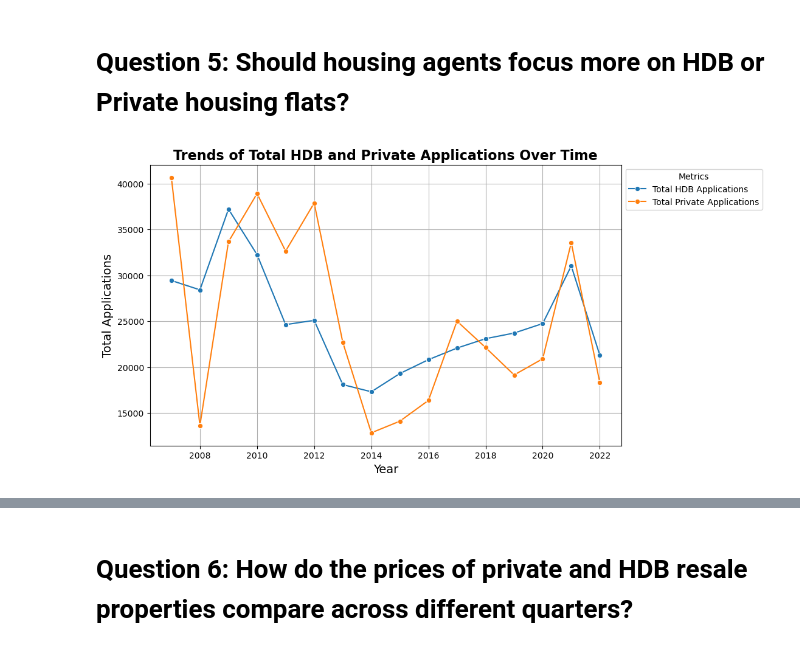
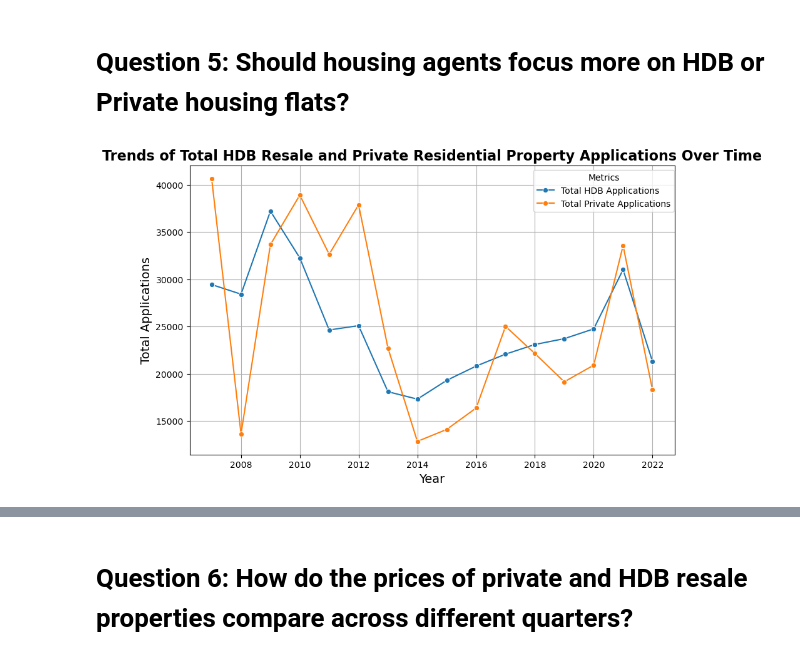
Before and after one commit to jianmin22/PDASCA2, a Jupyter notebook: ca2.ipynb, the cells around one changed output, grey strips where cells are left out. Saved outputs shown, nothing was run; the diff lists cells and outputs as text; code cells hidden in the pictures.

```diff
--- a/ca2.ipynb
+++ b/ca2.ipynb
@@ -167,7 +166,7 @@ private_sales=pivot_df
 # Pivot the DataFrame
 pivot_df = hdb_resale.pivot_table(index='quarter', columns='flat_type', values='no_of_resale_applications', aggfunc='sum')
 # Flatten the MultiIndex columns and convert to lowercase
-pivot_df.columns = ['hdb_' + col.replace(' ', '_').replace("-", "_").lower() for col in pivot_df.columns]
+pivot_df.columns = ['hdb_' + col.replace("-", "_").lower() for col in pivot_df.columns]
 # Reset the index to turn the 'quarter' index back into a column
 pivot_df = pivot_df.reset_index()
 # Expected columns
@@ -508,34 +510,34 @@ The analysis indicates that higher GDP and GNI are associated with fewer housing
 processed_data = merged_data.copy()
 
 # Sum total HDB applications
 processed_data['total_hdb_applications'] = processed_data[
     ['hdb_1_room', 'hdb_2_room', 'hdb_3_room', 'hdb_4_room', 'hdb_5_room', 'hdb_executive']
 ].sum(axis=1)
 
 # Sum total private applications
 processed_data['total_private_applications'] = processed_data[
     ['private_new sale_completed','private_new sale_uncompleted', 'private_resale_applied', 'private_sub sale_applied']
 ].sum(axis=1)
 
 # Extract the year from the quarter column
 processed_data['year'] = processed_data['quarter'].str[:4].astype(int)
 
 # Group by year and calculate annual sums
 annual_data = processed_data.groupby('year').sum().reset_index()
 
 # Plot the data
 plt.figure(figsize=(10, 6))
 
 # Plot each series with a different color
 sns.lineplot(data=annual_data, x='year', y='total_hdb_applications', label='Total HDB Applications', marker='o')
 sns.lineplot(data=annual_data, x='year', y='total_private_applications', label='Total Private Applications', marker='o')
 
-plt.title('Trends of Total HDB and Private Applications Over Time', fontsize=16, fontweight='bold')
+plt.title('Trends of Total HDB Resale and Private Residential Property Applications Over Time', fontsize=16, fontweight='bold')
 plt.xlabel('Year', fontsize=14)
 plt.ylabel('Total Applications', fontsize=14)
-plt.legend(title='Metrics', loc='upper left', bbox_to_anchor=(1, 1))
+plt.legend(title='Metrics', loc='upper left', bbox_to_anchor=(0.7, 1))
 plt.grid(True)
 plt.show()
 # %% [output]
-[figure, old version]
+[figure, new version]
 # %% [markdown]
```
Also changed, not shown: parts of 6 cells of this notebook, 3 other files.
